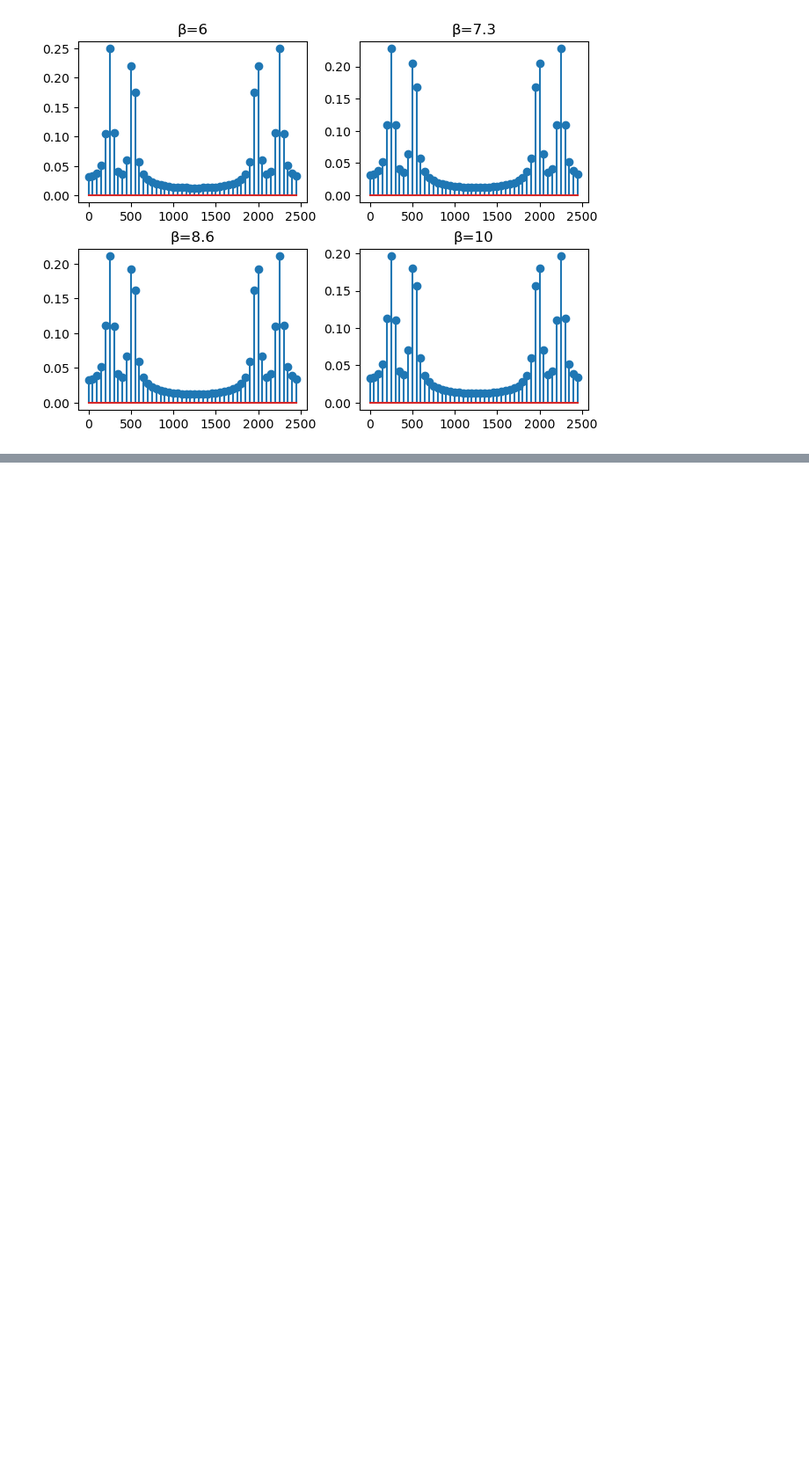
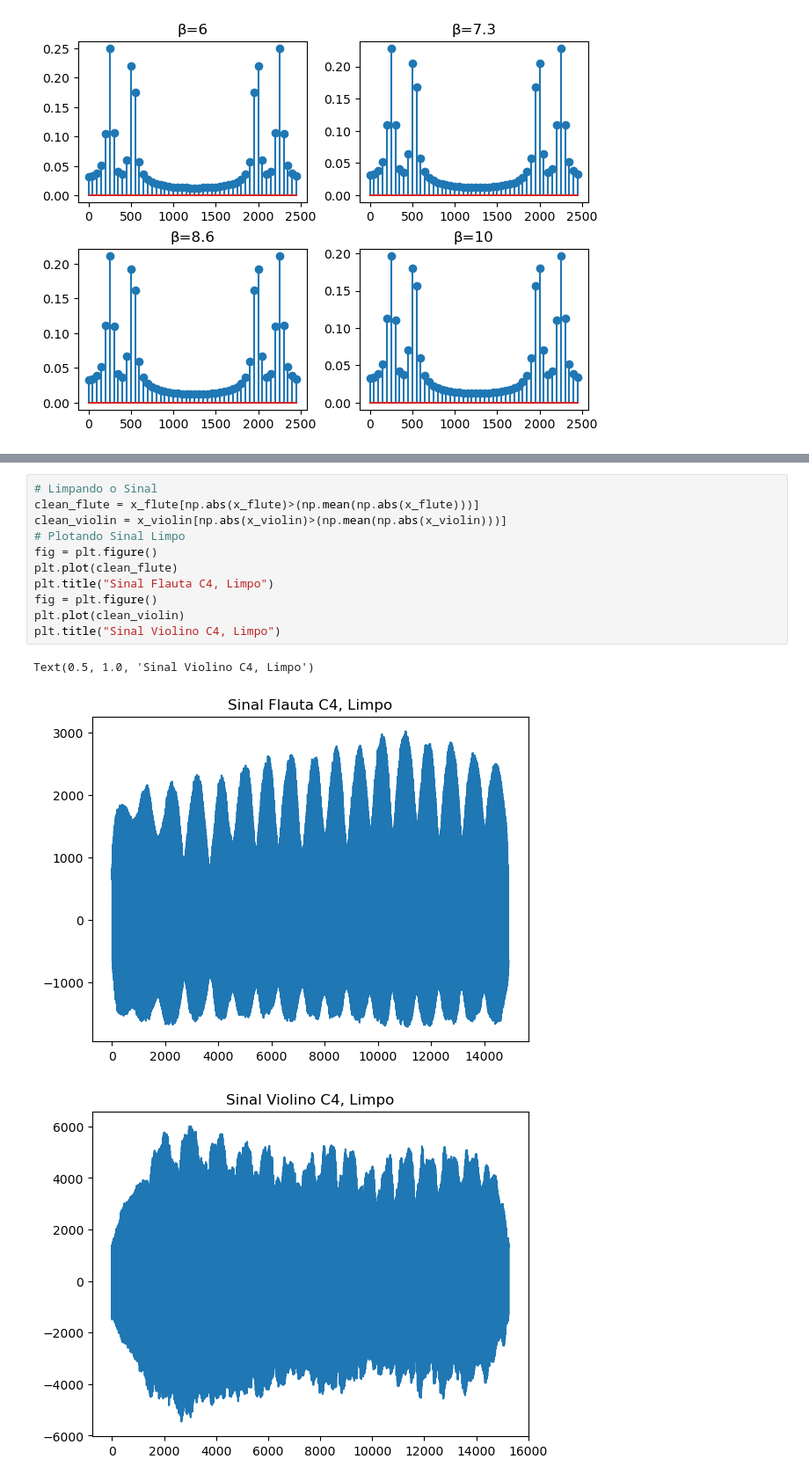
Before and after one commit to Emanuel600/Misc, a Jupyter notebook: DSP/Trabalho_FFT.ipynb, the cells around one changed output, grey strips where cells are left out. Shown at 88% size. Drawn from its saved outputs; the diff is of its cells as text; blank space fills up the shorter version.

```diff
--- a/DSP/Trabalho_FFT.ipynb
+++ b/DSP/Trabalho_FFT.ipynb
@@ -317,0 +341,15 @@ plot_4stem([xf4, xf5, xf6, xf7], [yf4, yf5, yf6, yf7],
+# %%
+# Limpando o Sinal
+clean_flute = x_flute[np.abs(x_flute)>(np.mean(np.abs(x_flute)))]
+clean_violin = x_violin[np.abs(x_violin)>(np.mean(np.abs(x_violin)))]
+# Plotando Sinal Limpo
+fig = plt.figure()
+plt.plot(clean_flute)
+plt.title("Sinal Flauta C4, Limpo")
+fig = plt.figure()
+plt.plot(clean_violin)
+plt.title("Sinal Violino C4, Limpo")
+# %% [output]
+Text(0.5, 1.0, 'Sinal Violino C4, Limpo')
+[figure, added]
+[figure, added]
```
Also changed, not shown: parts of 5 cells of this notebook, 2 other files.
